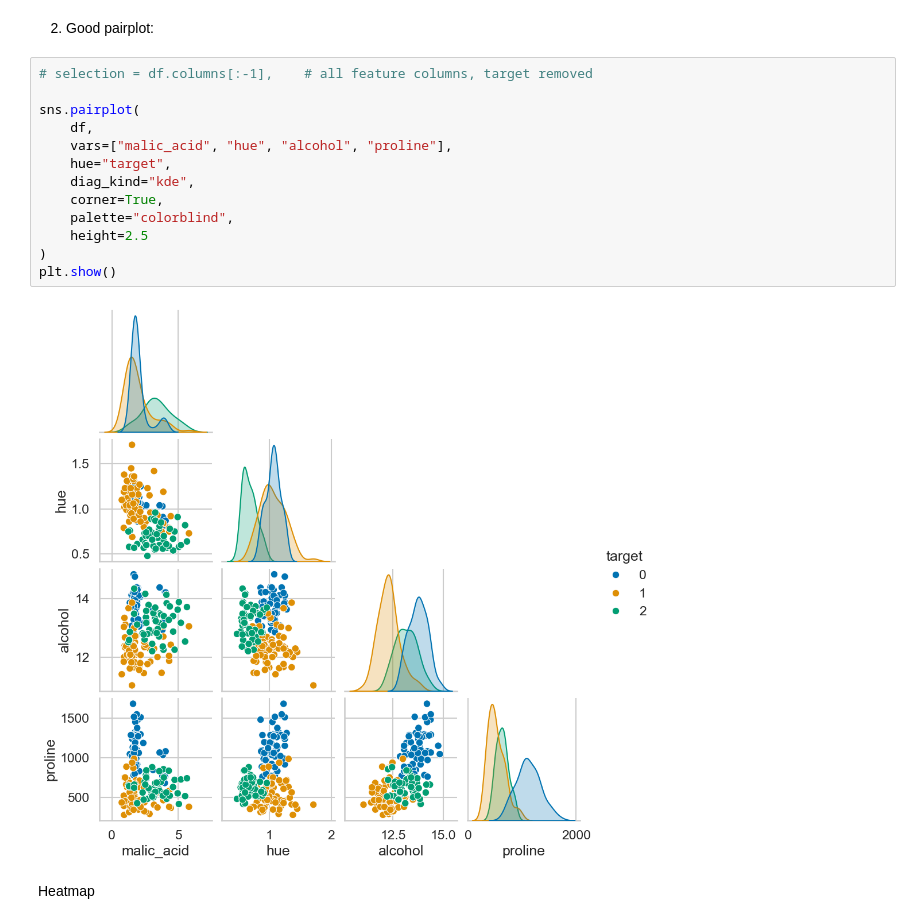
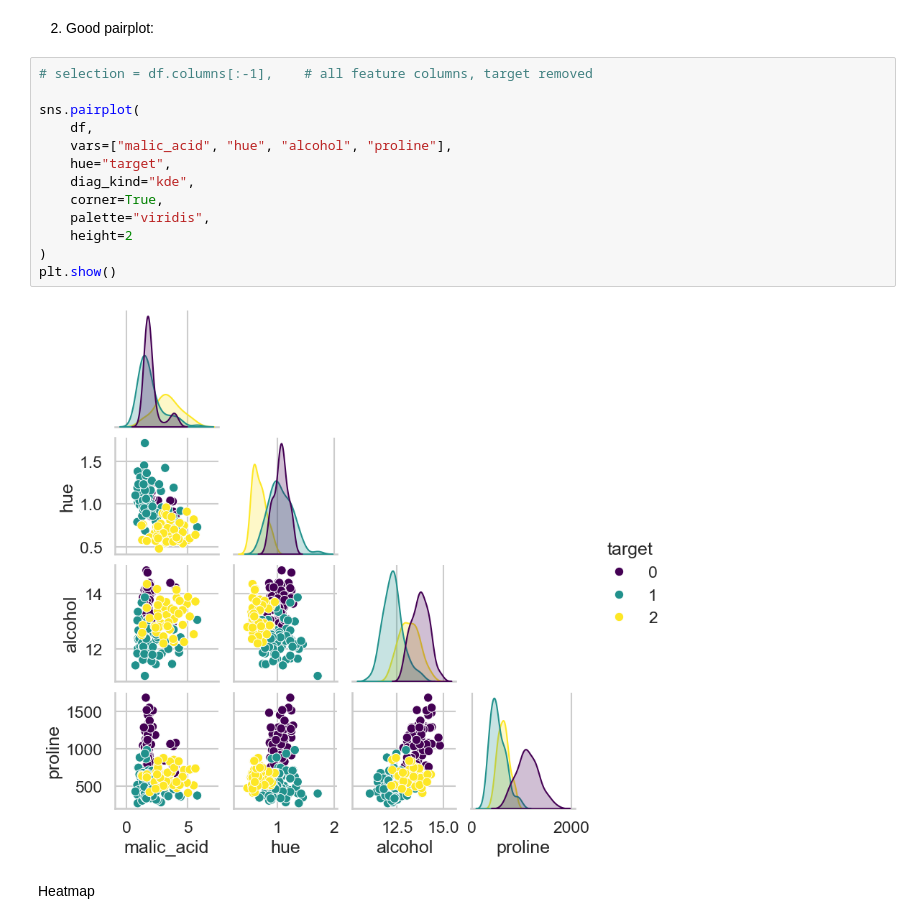
Before and after one commit to schoergj/DSA103, a Jupyter notebook: LifeScienceData/lecture19/material_for_slides/multivariate_plots.ipynb, the cells around one changed output. Saved outputs shown, nothing was run; the diff lists cells and outputs as text.

```diff
--- a/LifeScienceData/lecture19/material_for_slides/multivariate_plots.ipynb
+++ b/LifeScienceData/lecture19/material_for_slides/multivariate_plots.ipynb
@@ -25,18 +25,18 @@ plt.show()
 # %%
 # selection = df.columns[:-1],    # all feature columns, target removed
 
 sns.pairplot(
     df,
     vars=["malic_acid", "hue", "alcohol", "proline"],
     hue="target",
     diag_kind="kde",
     corner=True,
-    palette="colorblind",
-    height=2.5
+    palette="viridis",
+    height=2
 )
 plt.show()
 # %% [output]
-[figure, old version]
+[figure, new version]
 # %% [markdown]
 Heatmap
 # %%
```
Also changed, not shown: 1 other file.
